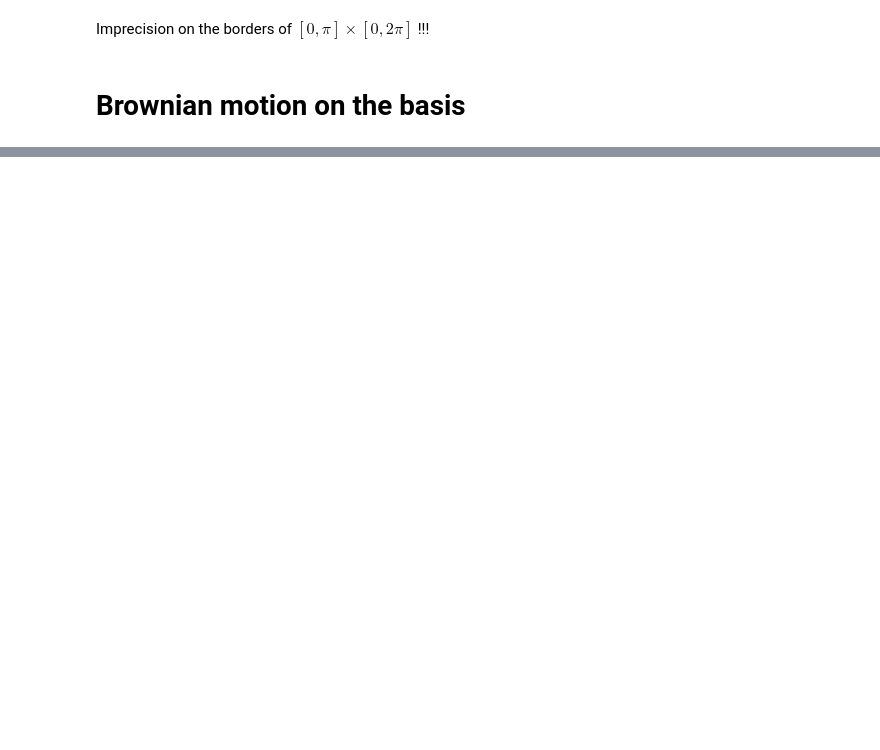
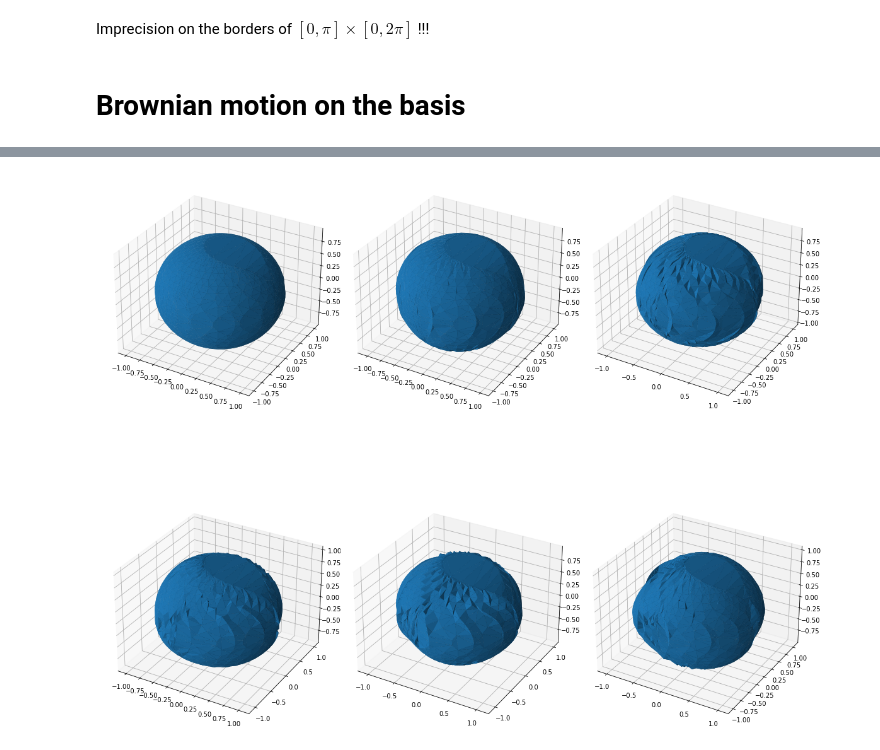
Before and after one commit to tbesnier/bm-shapes, a Jupyter notebook: examples/Spherical harmonic decompostion.ipynb, the cells around one changed output, grey strips where cells are left out. Cells and saved outputs as stored; diff of their text form; code cells hidden in the pictures; blank space fills up the shorter version.

```diff
--- a/examples/Spherical harmonic decompostion.ipynb
+++ b/examples/Spherical harmonic decompostion.ipynb
@@ -195,0 +366,25 @@ Imprecision on the borders of $[0, \pi] \times [0, 2 \pi]$ !!!
+# %%
+fig = plt.figure(figsize=(16,16))
+
+ax1 = fig.add_subplot(231, projection='3d')
+ax1.plot_trisurf(listpq[0,:,:].T[rows_unique[1]][:,0], listpq[0,:,:].T[rows_unique[1]][:,1], triangles=faces, Z=listpq[0,:,:].T[rows_unique[1]][:,2])
+
+ax2 = fig.add_subplot(232, projection='3d')
+ax2.plot_trisurf(listpq[1,:,:].T[rows_unique[1]][:,0], listpq[1,:,:].T[rows_unique[1]][:,1], triangles=faces, Z=listpq[1,:,:].T[rows_unique[1]][:,2])
+
+ax3 = fig.add_subplot(233, projection='3d')
+ax3.plot_trisurf(listpq[2,:,:].T[rows_unique[1]][:,0], listpq[2,:,:].T[rows_unique[1]][:,1], triangles=faces, Z=listpq[2,:,:].T[rows_unique[1]][:,2])
+
+ax4 = fig.add_subplot(234, projection='3d')
+ax4.plot_trisurf(listpq[3,:,:].T[rows_unique[1]][:,0], listpq[3,:,:].T[rows_unique[1]][:,1], triangles=faces, Z=listpq[3,:,:].T[rows_unique[1]][:,2])
+
+ax5 = fig.add_subplot(235, projection='3d')
+ax5.plot_trisurf(listpq[4,:,:].T[rows_unique[1]][:,0], listpq[4,:,:].T[rows_unique[1]][:,1], triangles=faces, Z=listpq[4,:,:].T[rows_unique[1]][:,2])
+
+ax6 = fig.add_subplot(236, projection='3d')
+ax6.plot_trisurf(listpq[5,:,:].T[rows_unique[1]][:,0], listpq[5,:,:].T[rows_unique[1]][:,1], triangles=faces, Z=listpq[5,:,:].T[rows_unique[1]][:,2])
+
+plt.tight_layout()
+plt.show()
+# %% [output]
+[figure, added]
```
Also changed, not shown: parts of 36 cells of this notebook, 1 other file.
